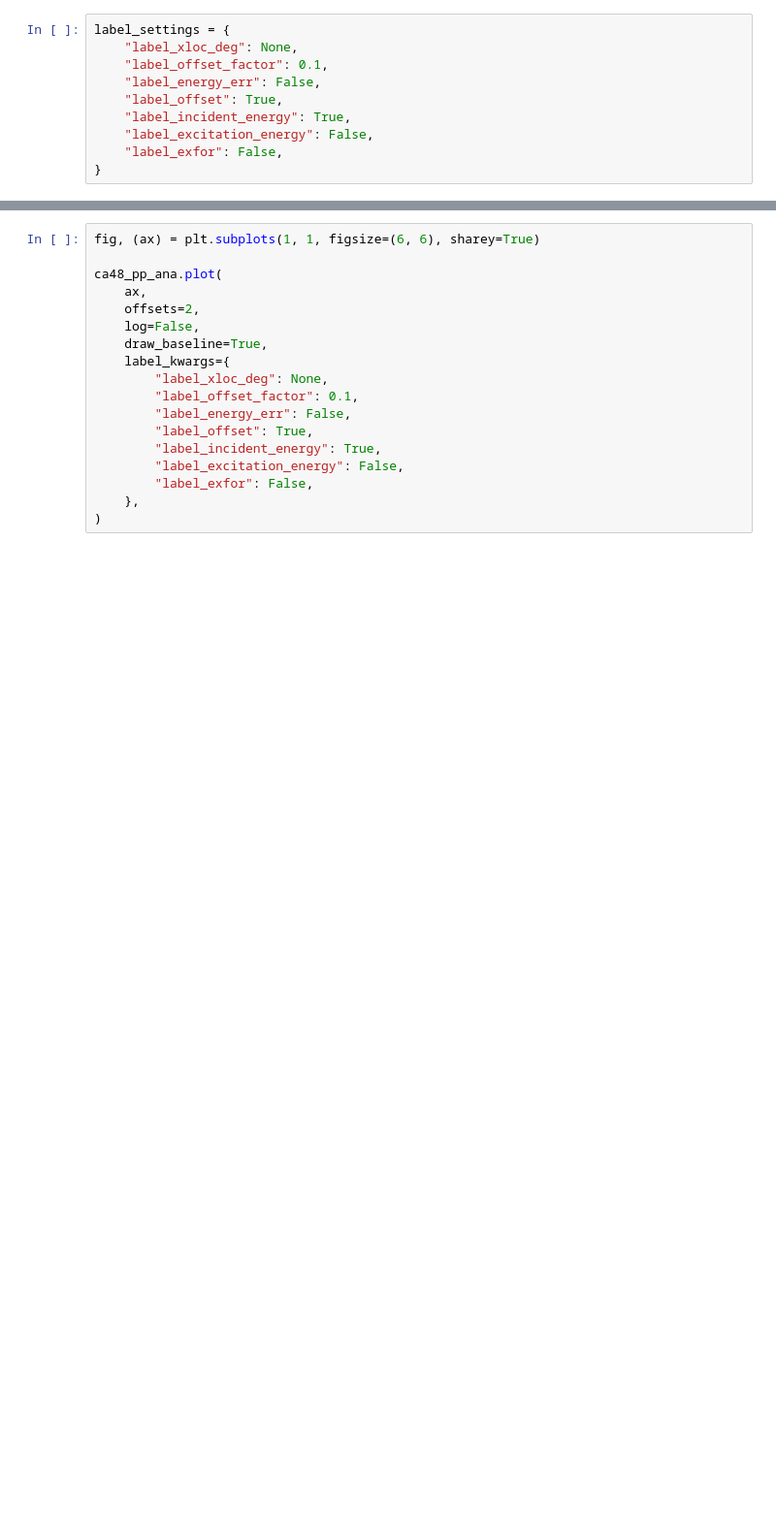
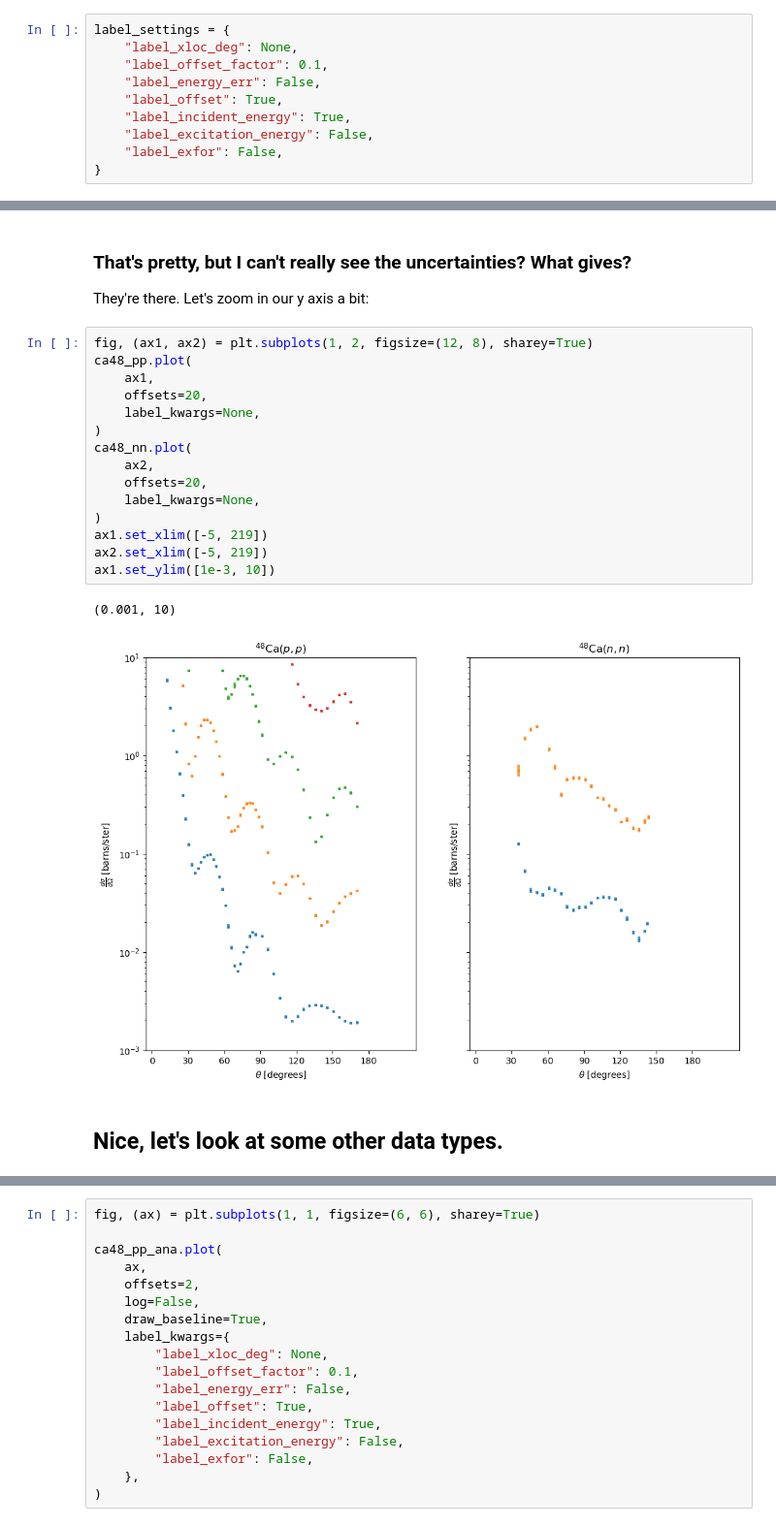
Before and after one commit to beykyle/exfor_tools, a Jupyter notebook: examples/plotting_differential_xs.ipynb, the cells around one changed output, grey strips where cells are left out. Shown at 97% size. Saved outputs shown, nothing was run; the diff lists cells and outputs as text; blank space fills up the shorter version.

```diff
--- a/examples/plotting_differential_xs.ipynb
+++ b/examples/plotting_differential_xs.ipynb
@@ -72,3 +130,27 @@ ax1.set_ylim([1e-4, 1e9])
+# %% [markdown]
+### That's pretty, but I can't really see the uncertainties? What gives?
+
+They're there. Let's zoom in our y axis a bit:
+# %%
+fig, (ax1, ax2) = plt.subplots(1, 2, figsize=(12, 8), sharey=True)
+ca48_pp.plot(
+    ax1,
+    offsets=20,
+    label_kwargs=None,
+)
+ca48_nn.plot(
+    ax2,
+    offsets=20,
+    label_kwargs=None,
+)
+ax1.set_xlim([-5, 219])
+ax2.set_xlim([-5, 219])
+ax1.set_ylim([1e-3, 10])
+# %% [output]
+(0.001, 10)
+[figure, added]
+# %% [markdown]
+## Nice, let's look at some other data types.
 # %%
 ca48_pp_ana = ExforEntryAngularDistribution(
     entry="O0239",
```
Also changed, not shown: parts of 32 cells of this notebook, 1 other file.
